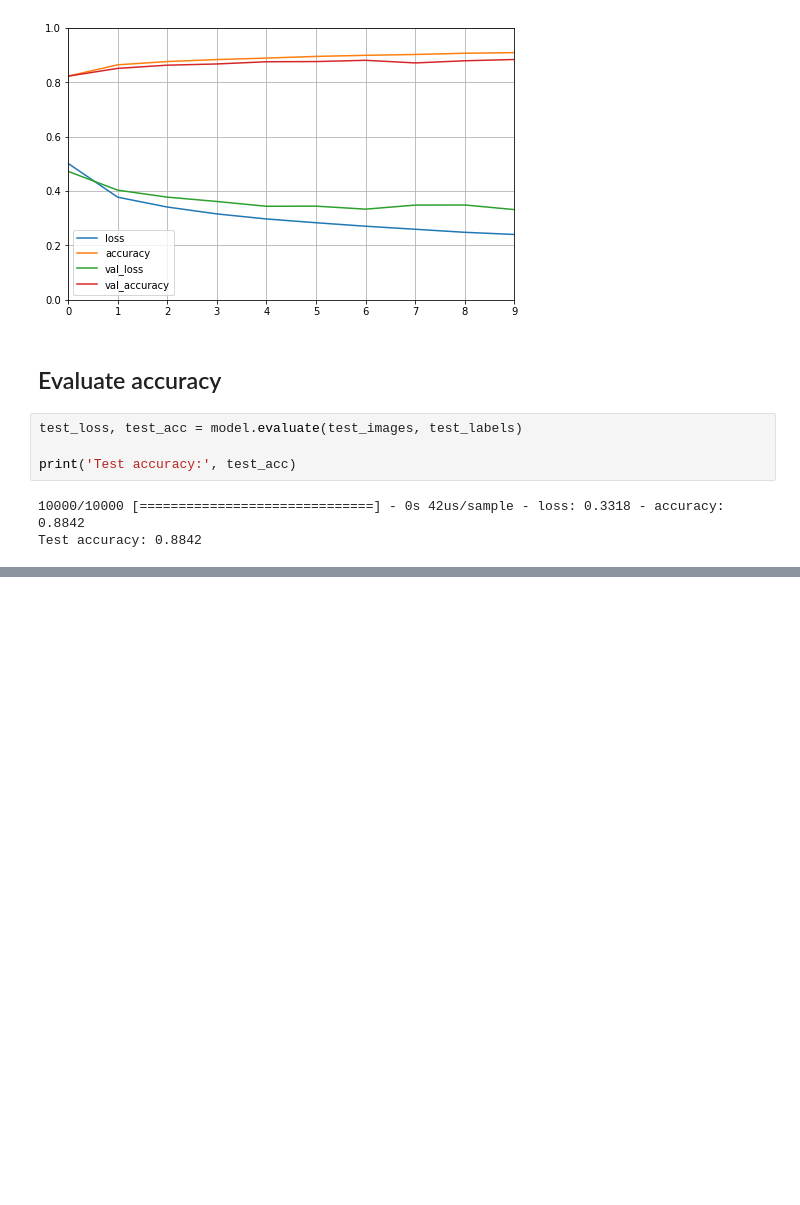
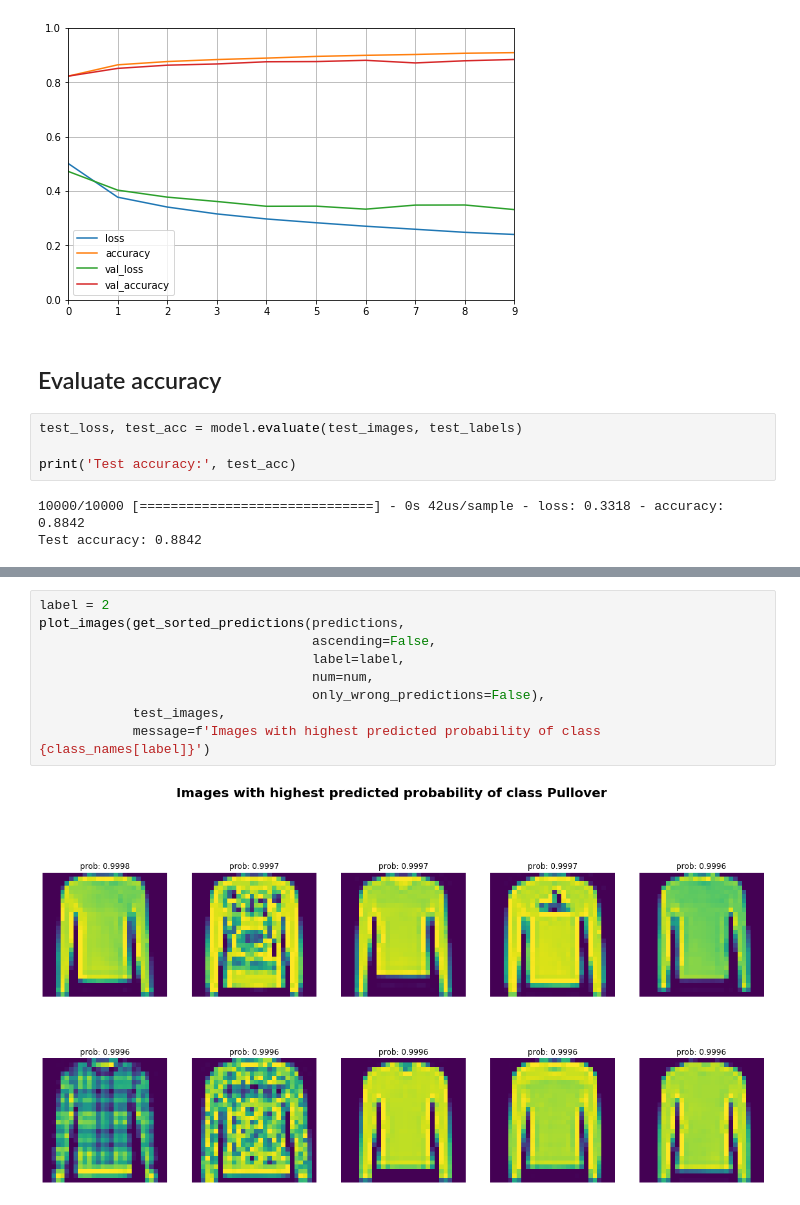
Before and after one commit to schneider128k/machine_learning_course, a Jupyter notebook: fashion_items_classification_dense_layers_2.ipynb, the cells around one changed output, grey strips where cells are left out. Cells and saved outputs as stored; diff of their text form; blank space fills up the shorter version.

```diff
--- a/fashion_items_classification_dense_layers_2.ipynb
+++ b/fashion_items_classification_dense_layers_2.ipynb
@@ -81,0 +137,11 @@ Test accuracy: 0.8842
+# %%
+label = 2
+plot_images(get_sorted_predictions(predictions,
+                                   ascending=False,
+                                   label=label,
+                                   num=num,
+                                   only_wrong_predictions=False),
+            test_images,
+            message=f'Images with highest predicted probability of class {class_names[label]}')
+# %% [output]
+[figure, added]
```
Also changed, not shown: parts of 8 cells of this notebook.
